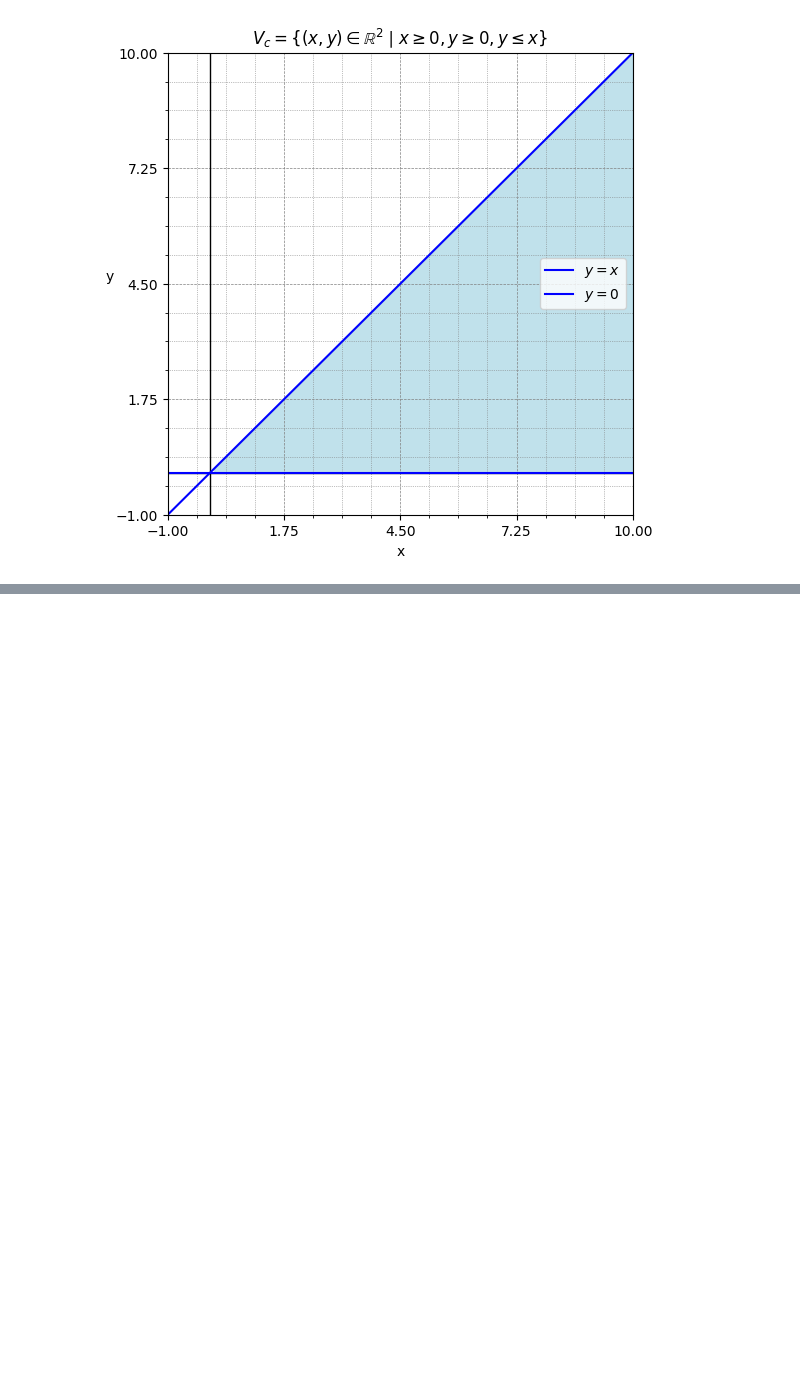
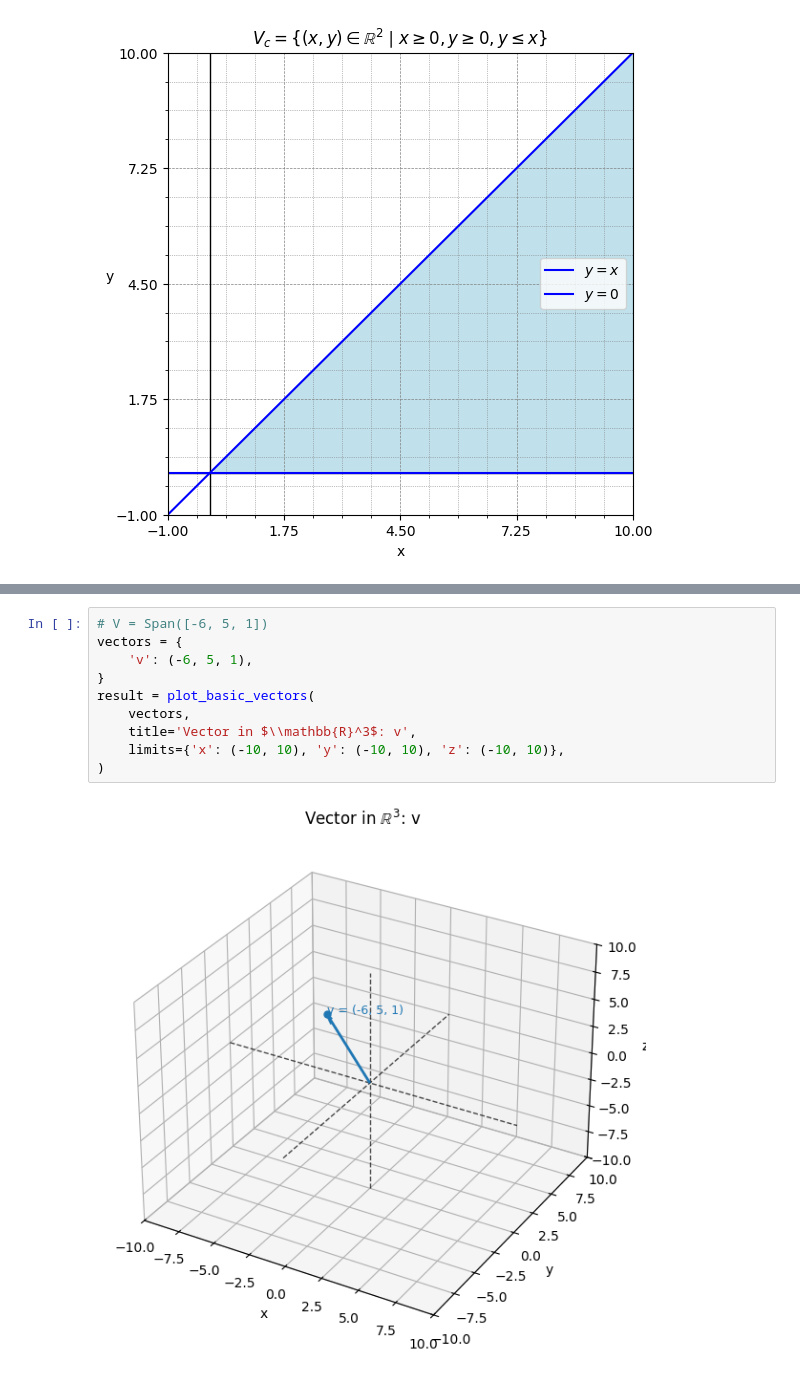
Before and after one commit to seanjiangsh/math-practice, a Jupyter notebook: linear-algebra/vectors.ipynb, the cells around one changed output, grey strips where cells are left out. Cells and saved outputs as stored; diff of their text form; blank space fills up the shorter version.

```diff
--- a/linear-algebra/vectors.ipynb
+++ b/linear-algebra/vectors.ipynb
@@ -220,0 +268,12 @@ plot_lines(
+# %%
+# V = Span([-6, 5, 1])
+vectors = {
+	'v': (-6, 5, 1),
+}
+result = plot_basic_vectors(
+	vectors,
+	title='Vector in $\\mathbb{R}^3$: v',
+	limits={'x': (-10, 10), 'y': (-10, 10), 'z': (-10, 10)},
+)
+# %% [output]
+[figure, added]
```
Also changed, not shown: parts of 5 cells of this notebook, 12 other files.
